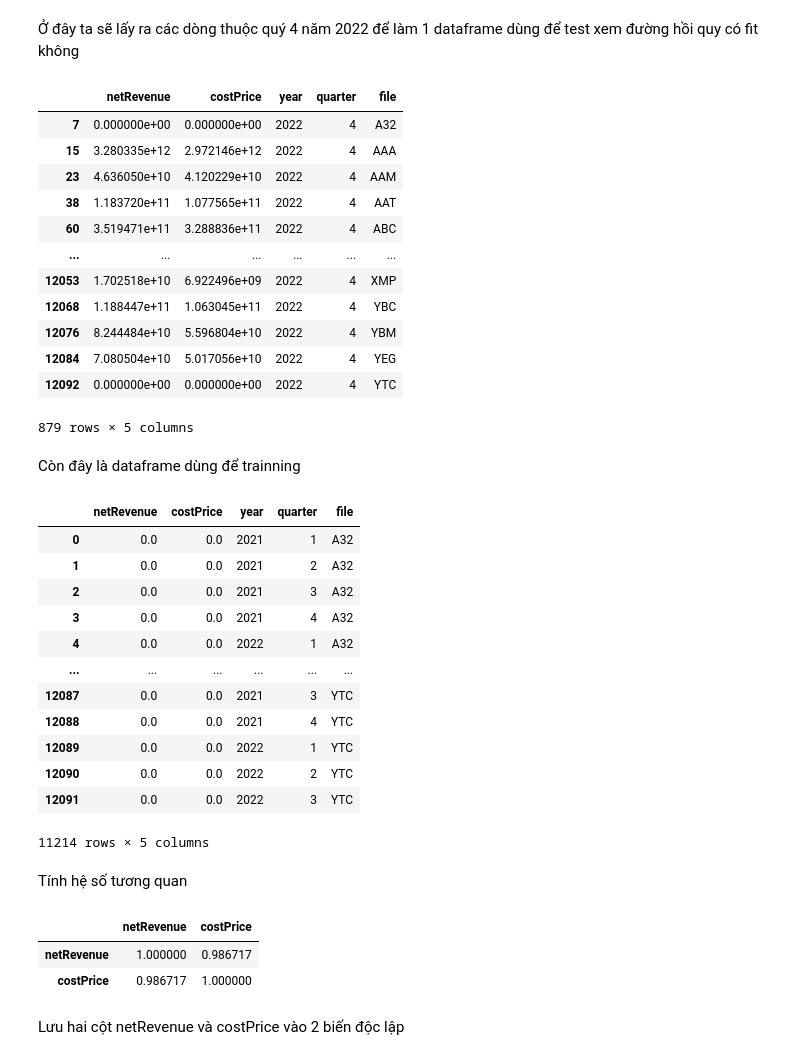
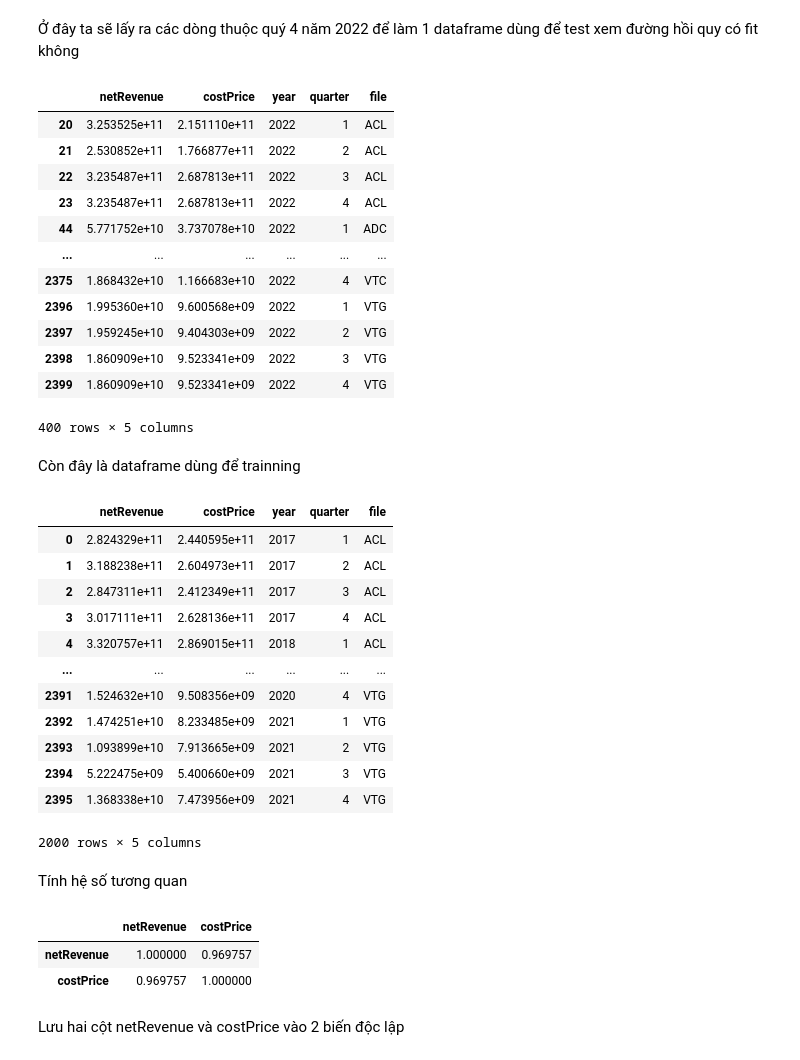
Before and after one commit to minhtringuyennn/NMKHDL_Project, a Jupyter notebook: crawl/crawl_data.ipynb, the cells around one changed output. Drawn from its saved outputs; the diff is of its cells as text; code cells hidden in the pictures.

```diff
--- a/crawl/crawl_data.ipynb
+++ b/crawl/crawl_data.ipynb
@@ -768,0 +773,16 @@ new.plot(xlabel='Thời gian',ylabel='Doanh thu')
+# %%
+folder_path = './dataset_from2015'
+
+file_type = 'csv'
+seperator =','
+
+files = Path(folder_path).glob('*.csv')
+
+dfs = list()
+for f in files:
+    data = pd.read_csv(f)
+    # .stem is method for pathlib objects to get the filename w/o the extension
+    data['file'] = f.stem
+    dfs.append(data)
+
+df_3 = pd.concat(dfs, ignore_index=True)
@@ -801,55 +837,55 @@ df
 # %% [markdown]
 Lấy ra các cột 'netRevenue' , 'costPrice' , 'year' , 'quarter' , 'file'
 # %%
-df_test = df[['netRevenue','costPrice','year','quarter','file']]
+df_test = df_3[['netRevenue','costPrice','year','quarter','file']]
 # %% [markdown]
 Ở đây ta sẽ lấy ra các dòng thuộc quý 4 năm 2022 để làm 1 dataframe dùng để test xem đường hồi quy có fit không
 # %%
-mask = (df_test['quarter'] == 4) & (df_test['year'] == 2022)
+mask = (df_test['year'] == 2022)
 df_test_2 = df_test[mask]
 df_test_2
 # %% [output]
 |  | netRevenue | costPrice | year | quarter | file |
-| 7 | 0.000000e+00 | 0.000000e+00 | 2022 | 4 | A32 |
-| 15 | 3.280335e+12 | 2.972146e+12 | 2022 | 4 | AAA |
-| 23 | 4.636050e+10 | 4.120229e+10 | 2022 | 4 | AAM |
-| 38 | 1.183720e+11 | 1.077565e+11 | 2022 | 4 | AAT |
-| 60 | 3.519471e+11 | 3.288836e+11 | 2022 | 4 | ABC |
+| 20 | 3.253525e+11 | 2.151110e+11 | 2022 | 1 | ACL |
+| 21 | 2.530852e+11 | 1.766877e+11 | 2022 | 2 | ACL |
+| 22 | 3.235487e+11 | 2.687813e+11 | 2022 | 3 | ACL |
+| 23 | 3.235487e+11 | 2.687813e+11 | 2022 | 4 | ACL |
+| 44 | 5.771752e+10 | 3.737078e+10 | 2022 | 1 | ADC |
 | ... | ... | ... | ... | ... | ... |
-| 12053 | 1.702518e+10 | 6.922496e+09 | 2022 | 4 | XMP |
-| 12068 | 1.188447e+11 | 1.063045e+11 | 2022 | 4 | YBC |
-| 12076 | 8.244484e+10 | 5.596804e+10 | 2022 | 4 | YBM |
-| 12084 | 7.080504e+10 | 5.017056e+10 | 2022 | 4 | YEG |
-| 12092 | 0.000000e+00 | 0.000000e+00 | 2022 | 4 | YTC |
+| 2375 | 1.868432e+10 | 1.166683e+10 | 2022 | 4 | VTC |
+| 2396 | 1.995360e+10 | 9.600568e+09 | 2022 | 1 | VTG |
+| 2397 | 1.959245e+10 | 9.404303e+09 | 2022 | 2 | VTG |
+| 2398 | 1.860909e+10 | 9.523341e+09 | 2022 | 3 | VTG |
+| 2399 | 1.860909e+10 | 9.523341e+09 | 2022 | 4 | VTG |
-879 rows × 5 columns
+400 rows × 5 columns
 # %% [markdown]
 Còn đây là dataframe dùng để trainning
 # %%
-mask = (df_test['quarter'] != 4) | (df_test['year'] != 2022)
+mask = (df_test['year'] != 2022)
 df_test_1 = df_test[mask]
 df_test_1
 # %% [output]
 |  | netRevenue | costPrice | year | quarter | file |
-| 0 | 0.0 | 0.0 | 2021 | 1 | A32 |
-| 1 | 0.0 | 0.0 | 2021 | 2 | A32 |
-| 2 | 0.0 | 0.0 | 2021 | 3 | A32 |
-| 3 | 0.0 | 0.0 | 2021 | 4 | A32 |
-| 4 | 0.0 | 0.0 | 2022 | 1 | A32 |
+| 0 | 2.824329e+11 | 2.440595e+11 | 2017 | 1 | ACL |
+| 1 | 3.188238e+11 | 2.604973e+11 | 2017 | 2 | ACL |
+| 2 | 2.847311e+11 | 2.412349e+11 | 2017 | 3 | ACL |
+| 3 | 3.017111e+11 | 2.628136e+11 | 2017 | 4 | ACL |
+| 4 | 3.320757e+11 | 2.869015e+11 | 2018 | 1 | ACL |
 | ... | ... | ... | ... | ... | ... |
-| 12087 | 0.0 | 0.0 | 2021 | 3 | YTC |
-| 12088 | 0.0 | 0.0 | 2021 | 4 | YTC |
-| 12089 | 0.0 | 0.0 | 2022 | 1 | YTC |
-| 12090 | 0.0 | 0.0 | 2022 | 2 | YTC |
-| 12091 | 0.0 | 0.0 | 2022 | 3 | YTC |
+| 2391 | 1.524632e+10 | 9.508356e+09 | 2020 | 4 | VTG |
+| 2392 | 1.474251e+10 | 8.233485e+09 | 2021 | 1 | VTG |
+| 2393 | 1.093899e+10 | 7.913665e+09 | 2021 | 2 | VTG |
+| 2394 | 5.222475e+09 | 5.400660e+09 | 2021 | 3 | VTG |
+| 2395 | 1.368338e+10 | 7.473956e+09 | 2021 | 4 | VTG |
-11214 rows × 5 columns
+2000 rows × 5 columns
 # %% [markdown]
 Tính hệ số tương quan
 # %%
 df_test_1[['netRevenue','costPrice']].corr()
 # %% [output]
 |  | netRevenue | costPrice |
-| netRevenue | 1.000000 | 0.986717 |
-| costPrice | 0.986717 | 1.000000 |
+| netRevenue | 1.000000 | 0.969757 |
+| costPrice | 0.969757 | 1.000000 |
 # %% [markdown]
 Lưu hai cột netRevenue và costPrice vào 2 biến độc lập
 # %%
```
Also changed, not shown: parts of 10 cells of this notebook.
